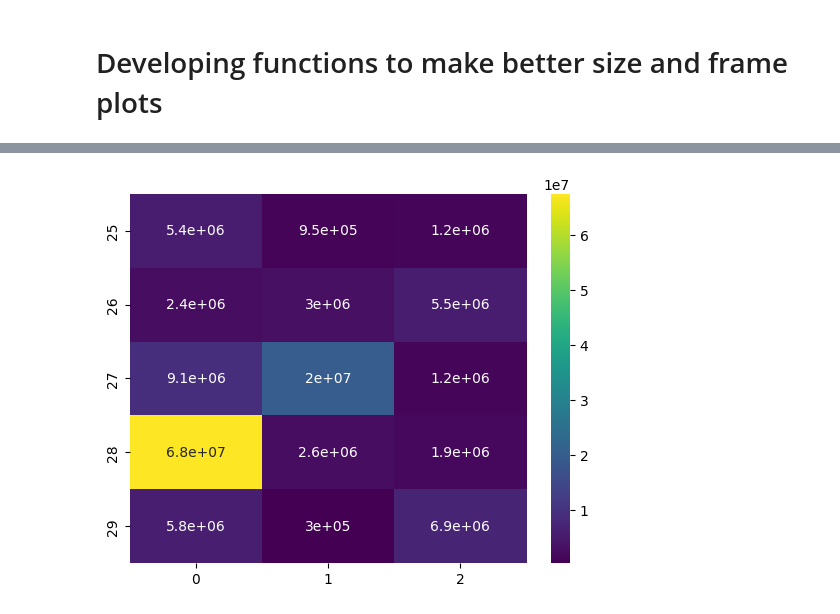
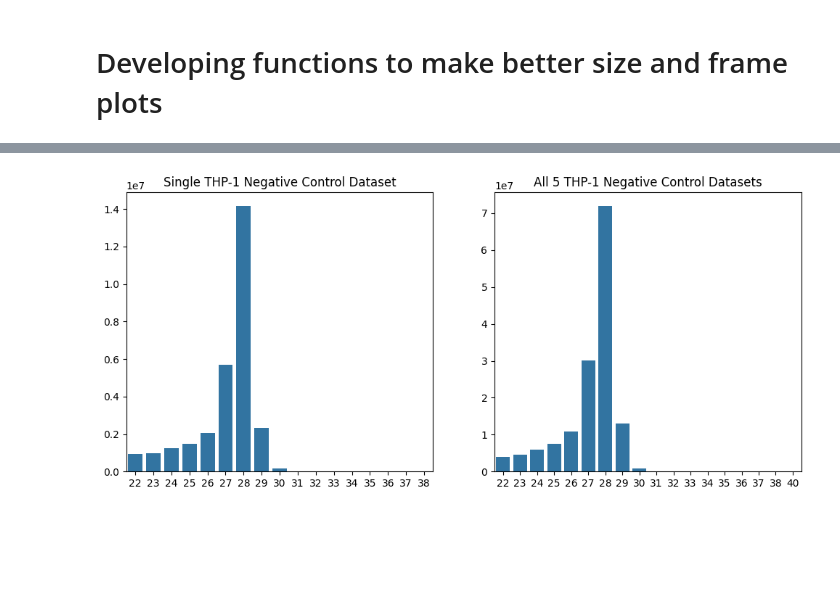
Before and after one commit to jedsurf/lareau-rotation, a Jupyter notebook: notebooks/250128_size_and_frame.ipynb, the cells around one changed output, grey strips where cells are left out. Saved outputs shown, nothing was run; the diff lists cells and outputs as text; code cells hidden in the pictures; blank space fills up the shorter version.

```diff
--- a/notebooks/250128_size_and_frame.ipynb
+++ b/notebooks/250128_size_and_frame.ipynb
@@ -84,13 +88,17 @@ dtype: int64
-# %%
-min_fp_size = 25
-max_fp_size = 29
-
-min_size=13
-max_size=36
-
-size_and_frame = size_and_frame.loc[range(min_fp_size, max_fp_size + 1)]
-
-sns.heatmap(size_and_frame, annot=True, cmap="viridis")
-plt.show()
-# %% [output]
-[figure, removed]
+# %%
+sam_file_path_full = "processed-data/thp1_v2/process/ansari.transcript.mapped.wts.sam"
+sam_file_path_singlerun = "processed-data/thp1/process/ansari.transcript.mapped.wts.sam"
+gene_len_filepath = "iXnos/genome_data/gencode.v22.transcript.13cds10.lengths.txt"
+# %%
+size_and_frame_singlerun = get_size_and_frame_df(sam_file_path_singlerun, gene_len_filepath)
+# %%
+size_and_frame_full = get_size_and_frame_df(sam_file_path_full, gene_len_filepath)
+# %%
+fig, axs = plt.subplots(1, 2, figsize=(12, 5))
+size_and_frame_counts_barplot(size_and_frame_singlerun, ax=axs[0])
+axs[0].set_title("Single THP-1 Negative Control Dataset")
+size_and_frame_counts_barplot(size_and_frame_full, ax=axs[1])
+axs[1].set_title("All 5 THP-1 Negative Control Datasets")
+plt.show()
+# %% [output]
+[figure, added]
```
Also changed, not shown: parts of 7 cells of this notebook, 8 other files.
